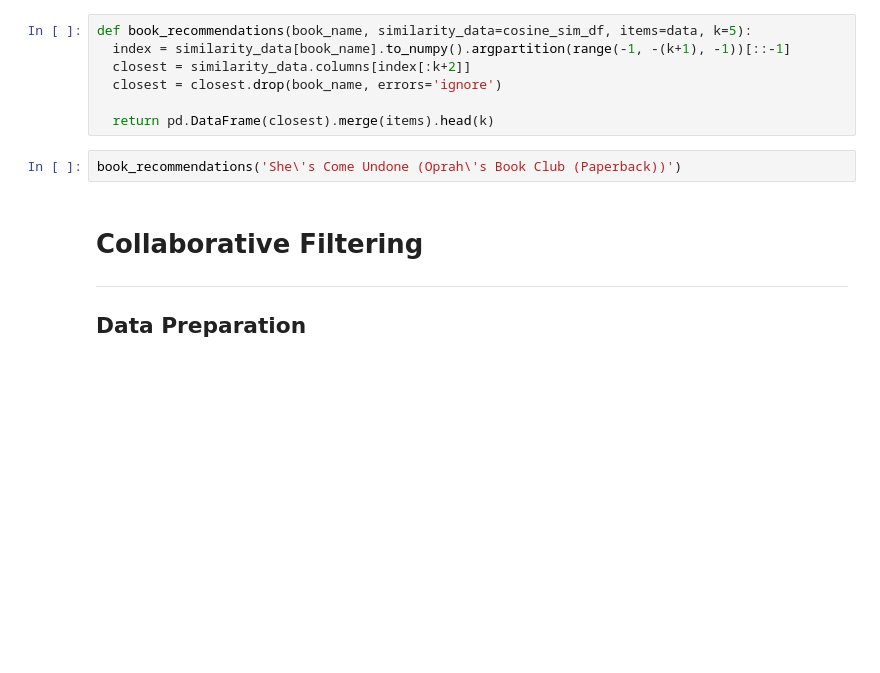
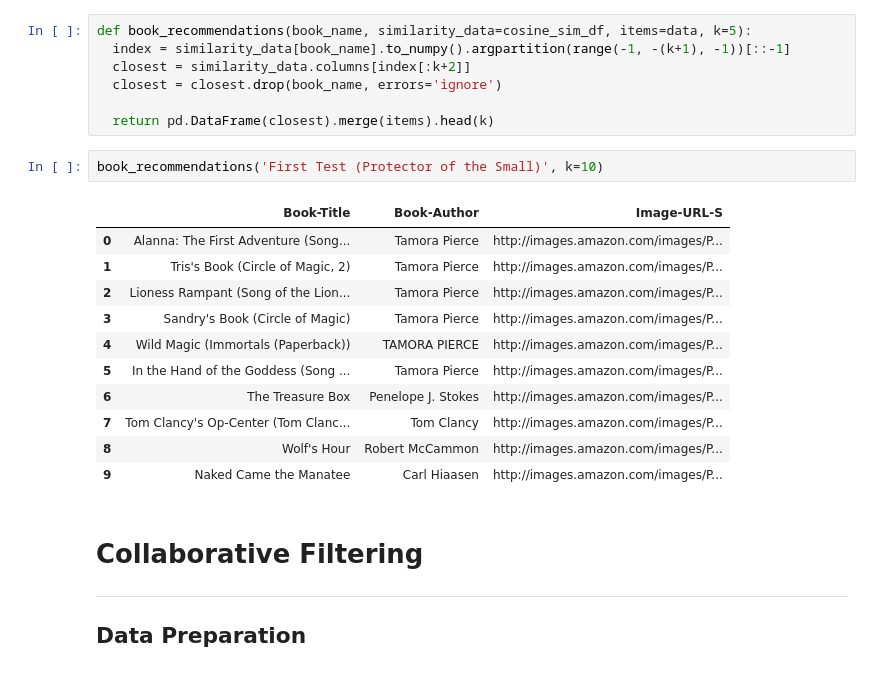
Before and after one commit to ziss11/books-recommendation, a Jupyter notebook: BookRecommendation.ipynb, the cells around one changed output. Cells and saved outputs as stored; diff of their text form; blank space fills up the shorter version.

```diff
--- a/BookRecommendation.ipynb
+++ b/BookRecommendation.ipynb
@@ -171,8 +390,20 @@ def book_recommendations(book_name, similarity_data=cosine_sim_df, items=data, k
   closest = closest.drop(book_name, errors='ignore')
 
   return pd.DataFrame(closest).merge(items).head(k)
-# %%
-book_recommendations('She\'s Come Undone (Oprah\'s Book Club (Paperback))')
+# %%
+book_recommendations('First Test (Protector of the Small)', k=10)
+# %% [output]
+|  | Book-Title | Book-Author | Image-URL-S |
+| 0 | Alanna: The First Adventure (Song... | Tamora Pierce | http://images.amazon.com/images/P... |
+| 1 | Tris's Book (Circle of Magic, 2) | Tamora Pierce | http://images.amazon.com/images/P... |
+| 2 | Lioness Rampant (Song of the Lion... | Tamora Pierce | http://images.amazon.com/images/P... |
+| 3 | Sandry's Book (Circle of Magic) | Tamora Pierce | http://images.amazon.com/images/P... |
+| 4 | Wild Magic (Immortals (Paperback)) | TAMORA PIERCE | http://images.amazon.com/images/P... |
+| 5 | In the Hand of the Goddess (Song ... | Tamora Pierce | http://images.amazon.com/images/P... |
+| 6 | The Treasure Box | Penelope J. Stokes | http://images.amazon.com/images/P... |
+| 7 | Tom Clancy's Op-Center (Tom Clanc... | Tom Clancy | http://images.amazon.com/images/P... |
+| 8 | Wolf's Hour | Robert McCammon | http://images.amazon.com/images/P... |
+| 9 | Naked Came the Manatee | Carl Hiaasen | http://images.amazon.com/images/P... |
 # %% [markdown]
 # **Collaborative Filtering**
 
```
Also changed, not shown: parts of 35 cells of this notebook.
